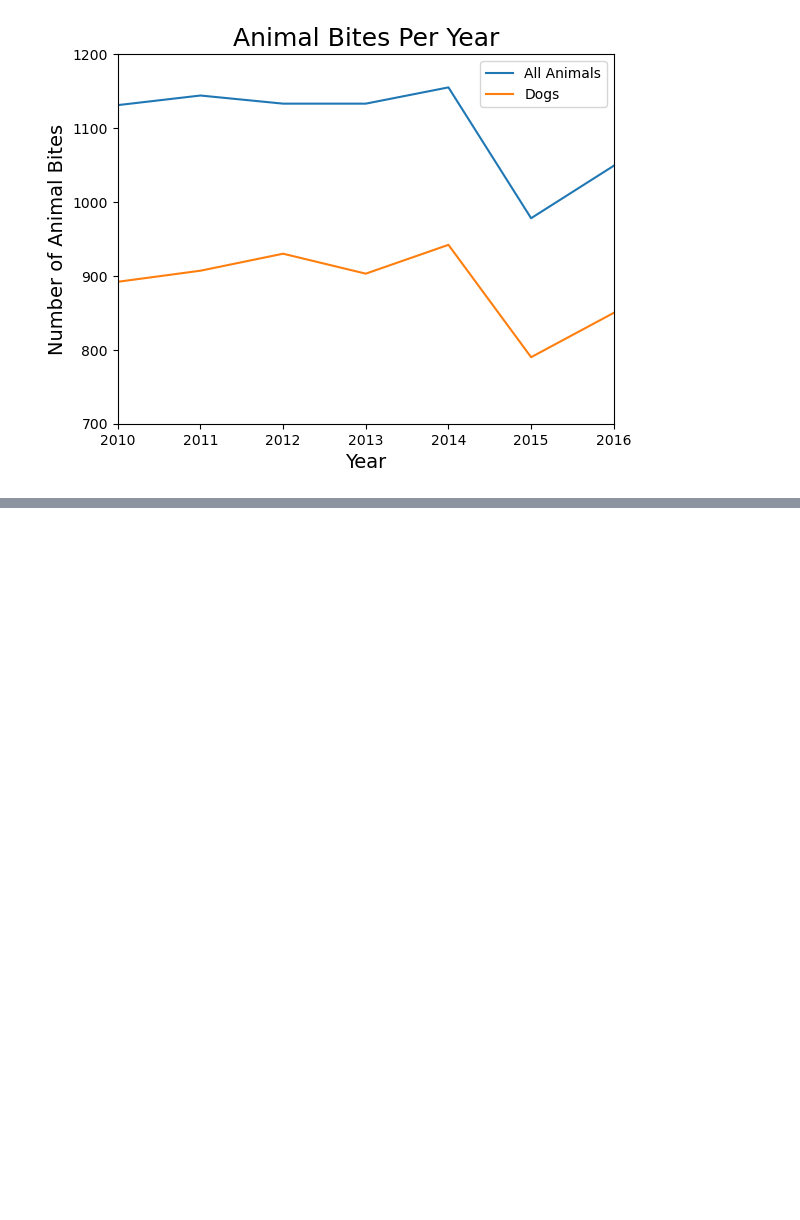
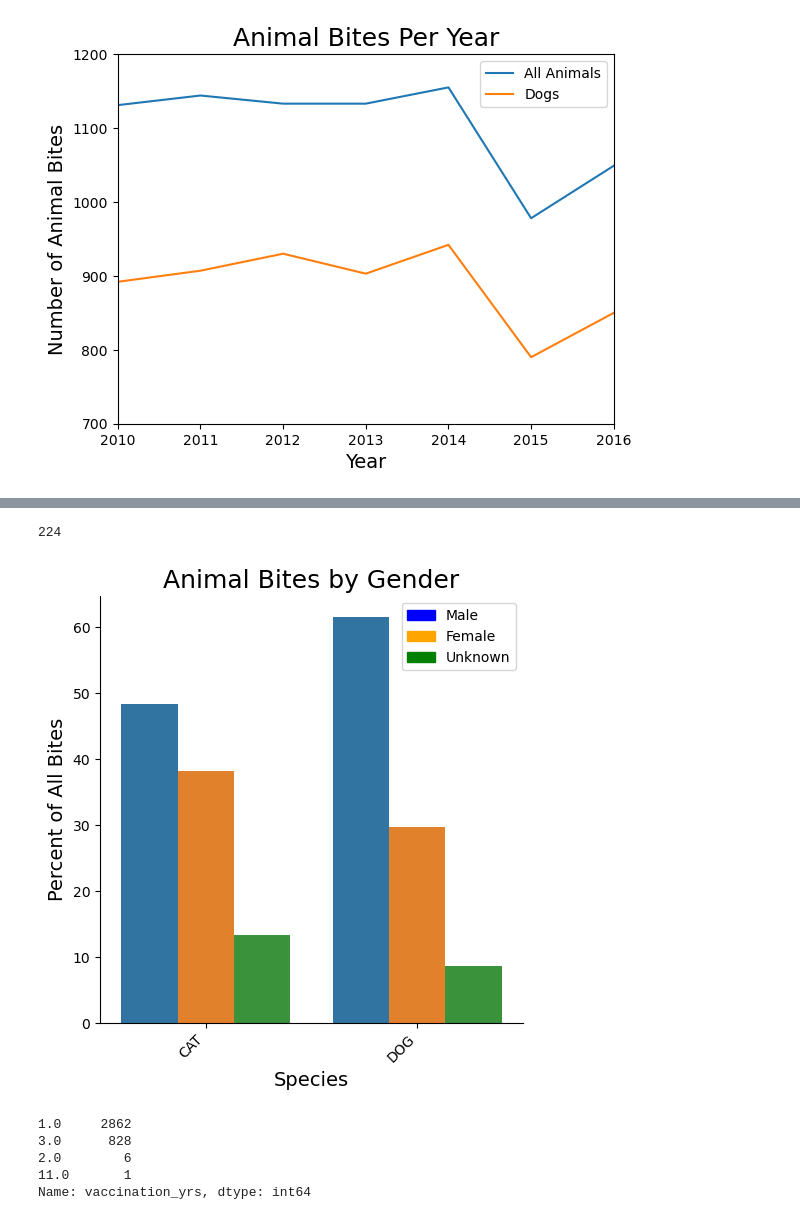
Before and after one commit to zjbrown0689/dsc, a Jupyter notebook: Animal Bites.ipynb, the cells around one changed output, grey strips where cells are left out. Drawn from its saved outputs; the diff is of its cells as text; code cells hidden in the pictures; blank space fills up the shorter version.

```diff
--- a/Animal Bites.ipynb
+++ b/Animal Bites.ipynb
@@ -461,0 +526,27 @@ plt.show()
+# %%
+data['victim_zip'].nunique()
+# %% [output]
+224
+# %%
+data[data['SpeciesIDDesc'].isin(['DOG', 'CAT'])].groupby('SpeciesIDDesc')['GenderIDDesc'].value_counts(normalize=True).mul(100).rename('Percent').reset_index()\
+.pipe((sns.catplot,'data'), x='SpeciesIDDesc',y='Percent',hue='GenderIDDesc',kind='bar', legend=False)
+blue_patch = mpatches.Patch(color='blue', label='Male')
+orange_patch = mpatches.Patch(color='orange', label='Female')
+green_patch = mpatches.Patch(color='green', label='Unknown')
+plt.xticks(rotation=45, ha='right')
+plt.xlabel('Species', fontsize=14)
+plt.ylabel('Percent of All Bites', fontsize=14)
+plt.legend(handles=[blue_patch, orange_patch, green_patch], loc='best')
+plt.title('Animal Bites by Gender', fontsize=18)
+plt.savefig('bites by animal gender.png', bbox_inches='tight')
+plt.show()
+# %% [output]
+[figure, added]
+# %%
+data['vaccination_yrs'].value_counts()
+# %% [output]
+1.0     2862
+3.0      828
+2.0        6
+11.0       1
+Name: vaccination_yrs, dtype: int64
```
Also changed, not shown: parts of 14 cells of this notebook.
